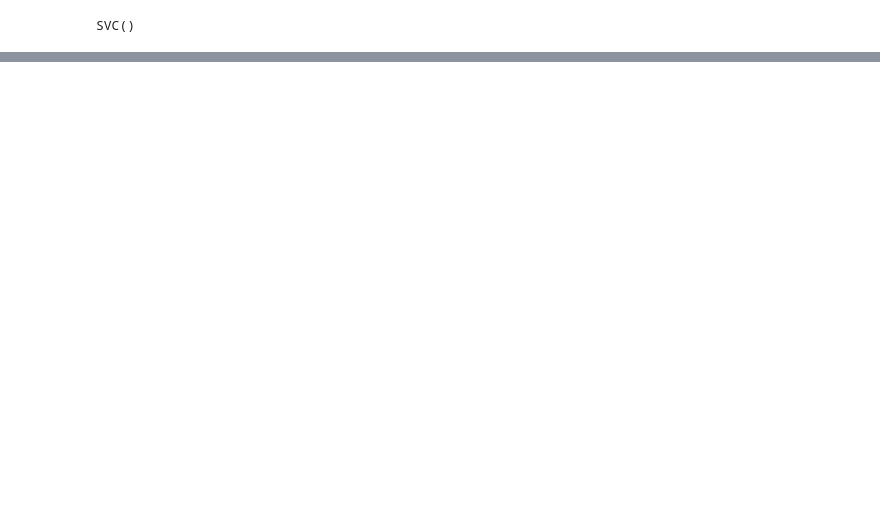
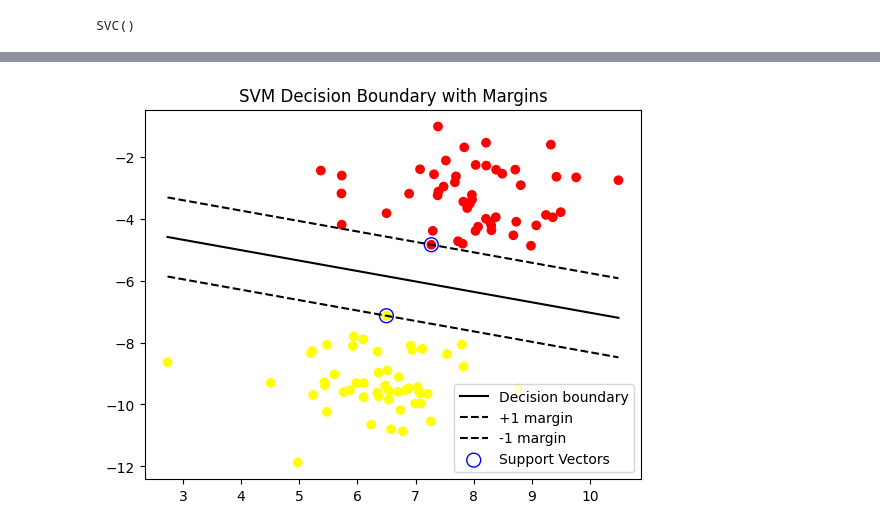
Before and after one commit to raw9k/Learning-ML, a Jupyter notebook: SVM Classifier.ipynb, the cells around one changed output, grey strips where cells are left out. Drawn from its saved outputs; the diff is of its cells as text; code cells hidden in the pictures; blank space fills up the shorter version.

```diff
--- a/SVM Classifier.ipynb
+++ b/SVM Classifier.ipynb
@@ -127,0 +230,41 @@ weighted avg       0.94      0.94      0.94       300
+# %%
+import numpy as np
+import matplotlib.pyplot as plt
+from sklearn import svm
+from sklearn.datasets import make_blobs
+
+# Generating a toy dataset with 2 features
+X, y = make_blobs(n_samples=100, centers=2, random_state=6)
+
+# Training a linear SVM
+clf = svm.SVC(kernel='linear', C=1)
+clf.fit(X, y)
+# Plot data points
+plt.scatter(X[:, 0], X[:, 1], c=y, cmap='autumn')
+
+# Getting the hyperplane separated
+w = clf.coef_[0]
+b = clf.intercept_[0]
+
+# Plotting decision boundary: w·x + b = 0
+x_points = np.linspace(min(X[:, 0]), max(X[:, 0]))
+y_points = -(w[0] * x_points + b) / w[1]
+plt.plot(x_points, y_points, 'k-', label='Decision boundary')
+
+# Plotting margin lines: w·x + b = ±1
+margin = 1 / np.linalg.norm(w)
+y_margin_pos = -(w[0] * x_points + b - 1) / w[1]
+y_margin_neg = -(w[0] * x_points + b + 1) / w[1]
+
+plt.plot(x_points, y_margin_pos, 'k--', label='+1 margin')
+plt.plot(x_points, y_margin_neg, 'k--', label='-1 margin')
+
+# Plotting support vectors
+plt.scatter(clf.support_vectors_[:, 0], clf.support_vectors_[:, 1],
+            s=100, facecolors='none', edgecolors='blue', label='Support Vectors')
+
+plt.legend()
+plt.title("SVM Decision Boundary with Margins")
+plt.show()
+# %% [output]
+[figure, added]
```
Also changed, not shown: parts of 15 cells of this notebook.
